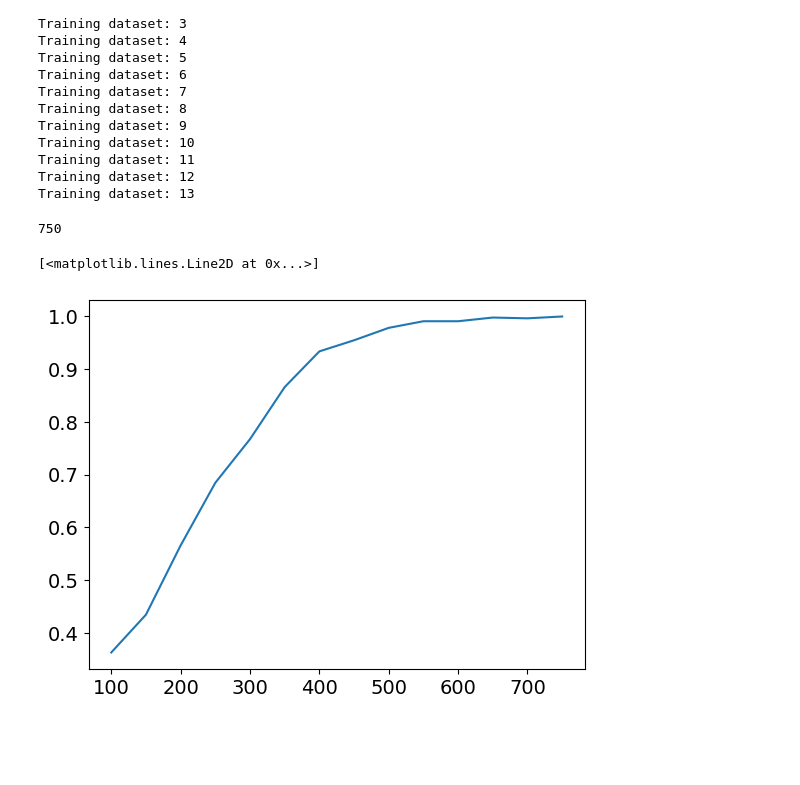
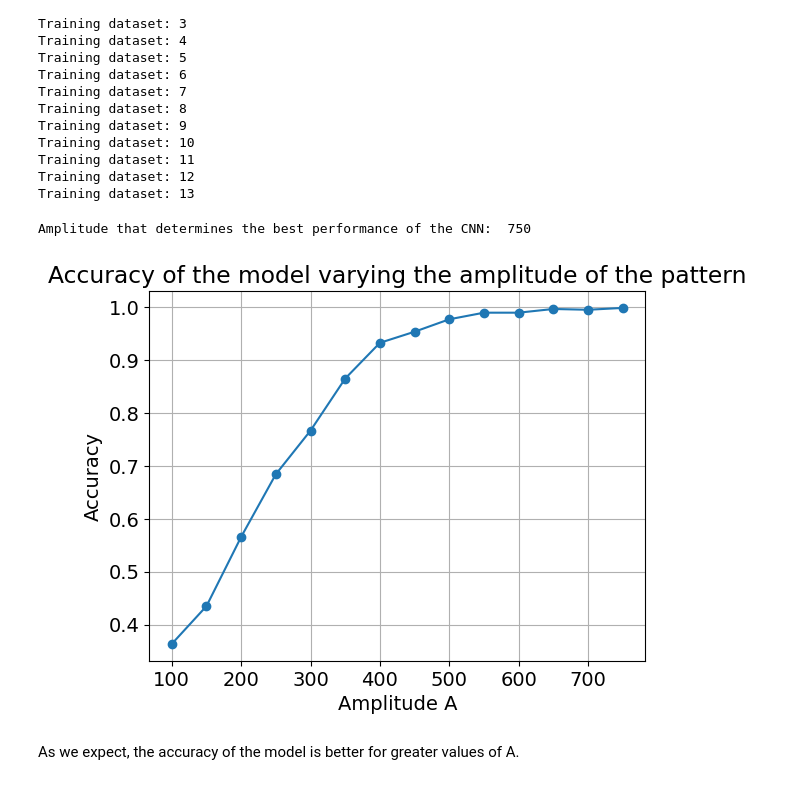
Before and after one commit to FrancescoPeron/LCP_B, a Jupyter notebook: CNN/group2613_exercise3.ipynb, the cells around one changed output. Cells and saved outputs as stored; diff of their text form; code cells hidden in the pictures; blank space fills up the shorter version.

```diff
--- a/CNN/group2613_exercise3.ipynb
+++ b/CNN/group2613_exercise3.ipynb
@@ -214,11 +217,17 @@ Training dataset: 11
 Training dataset: 12
 Training dataset: 13
 # %%
-print(best_A)
+print("Amplitude that determines the best performance of the CNN: ", best_A)
 # %% [output]
-750
+Amplitude that determines the best performance of the CNN:  750
 # %%
-plt.plot(np.arange(100, 800, 50), acc)
+plt.plot(np.arange(100, 800, 50), acc, marker='o')
+plt.xlabel("Amplitude A")
+plt.ylabel("Accuracy")
+plt.title("Accuracy of the model varying the amplitude of the pattern")
+plt.grid()
+plt.show()
 # %% [output]
-[<matplotlib.lines.Line2D at 0x...>]
-[figure, old version]
+[figure, new version]
+# %% [markdown]
+As we expect, the accuracy of the model is better for greater values of A.
```
Also changed, not shown: parts of 5 cells of this notebook.
